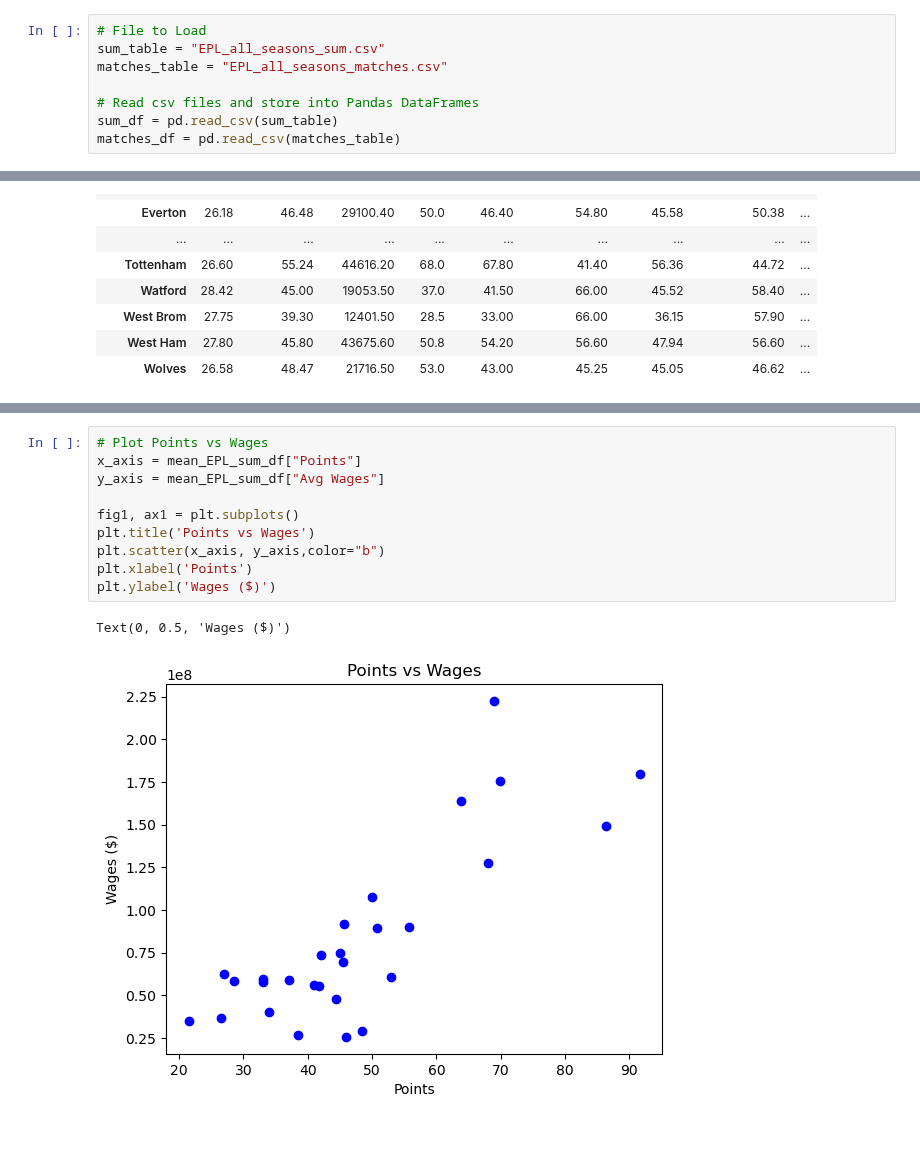
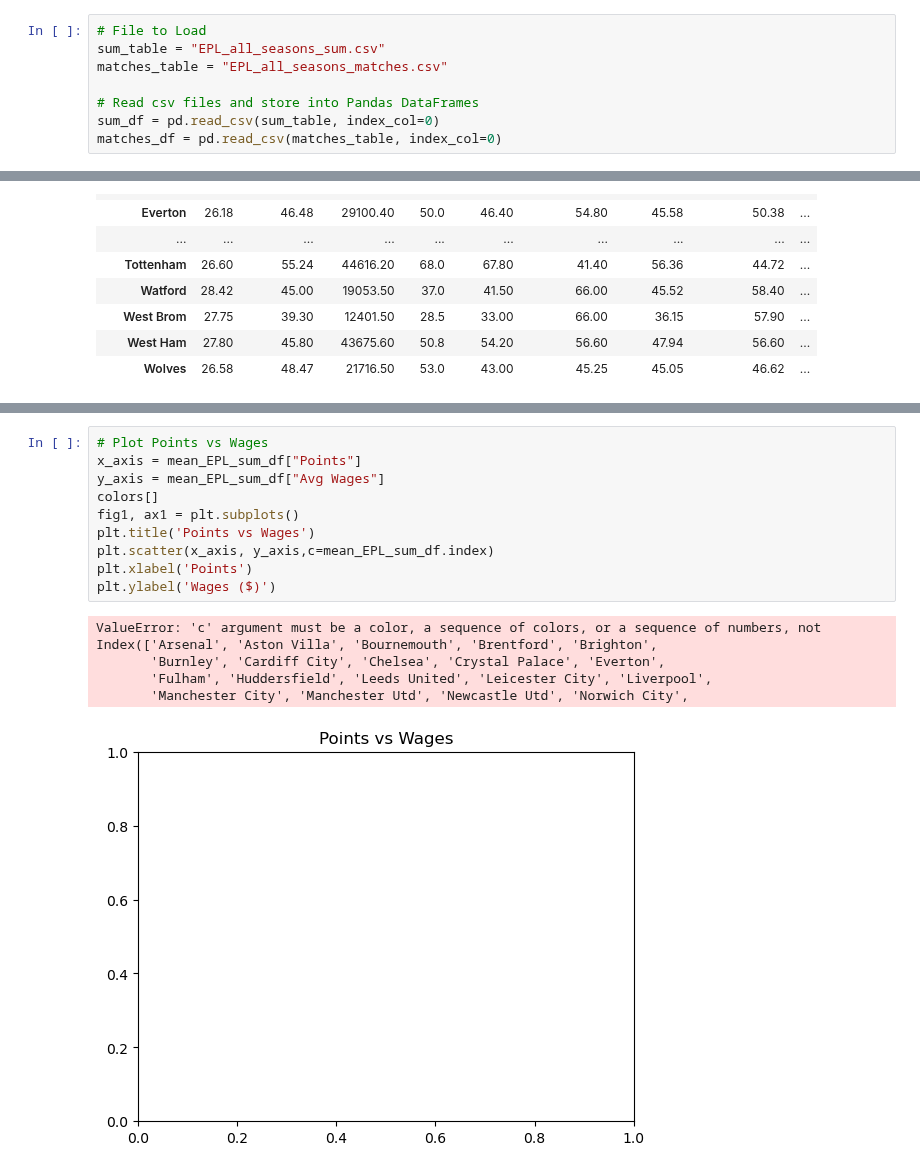
Before and after one commit to GurpreetChugh/Project-Football, a Jupyter notebook: EPL_Analysis.ipynb, the cells around one changed output, grey strips where cells are left out. Drawn from its saved outputs; the diff is of its cells as text; blank space fills up the shorter version.

```diff
--- a/EPL_Analysis.ipynb
+++ b/EPL_Analysis.ipynb
@@ -11,8 +11,8 @@ sum_table = "EPL_all_seasons_sum.csv"
 matches_table = "EPL_all_seasons_matches.csv"
 
 # Read csv files and store into Pandas DataFrames
-sum_df = pd.read_csv(sum_table)
-matches_df = pd.read_csv(matches_table)
+sum_df = pd.read_csv(sum_table, index_col=0)
+matches_df = pd.read_csv(matches_table, index_col=0)
 # %%
 matches_df.info()
 # %% [output]
@@ -239,16 +239,19 @@ dtype: float64
 # %%
 # Plot Points vs Wages
 x_axis = mean_EPL_sum_df["Points"]
 y_axis = mean_EPL_sum_df["Avg Wages"]
-
+colors[]
 fig1, ax1 = plt.subplots()
 plt.title('Points vs Wages')
-plt.scatter(x_axis, y_axis,color="b")
+plt.scatter(x_axis, y_axis,c=mean_EPL_sum_df.index)
 plt.xlabel('Points')
 plt.ylabel('Wages ($)')
 # %% [output]
-Text(0, 0.5, 'Wages ($)')
+ValueError: 'c' argument must be a color, a sequence of colors, or a sequence of numbers, not Index(['Arsenal', 'Aston Villa', 'Bournemouth', 'Brentford', 'Brighton',
+       'Burnley', 'Cardiff City', 'Chelsea', 'Crystal Palace', 'Everton',
+       'Fulham', 'Huddersfield', 'Leeds United', 'Leicester City', 'Liverpool',
+       'Manchester City', 'Manchester Utd', 'Newcastle Utd', 'Norwich City',
-[figure, old version]
+[figure, new version]
 # %%
 # Plot points vs possession
 x_axis = mean_EPL_sum_df["Points"]
```
Also changed, not shown: parts of 15 cells of this notebook, 3 other files.
